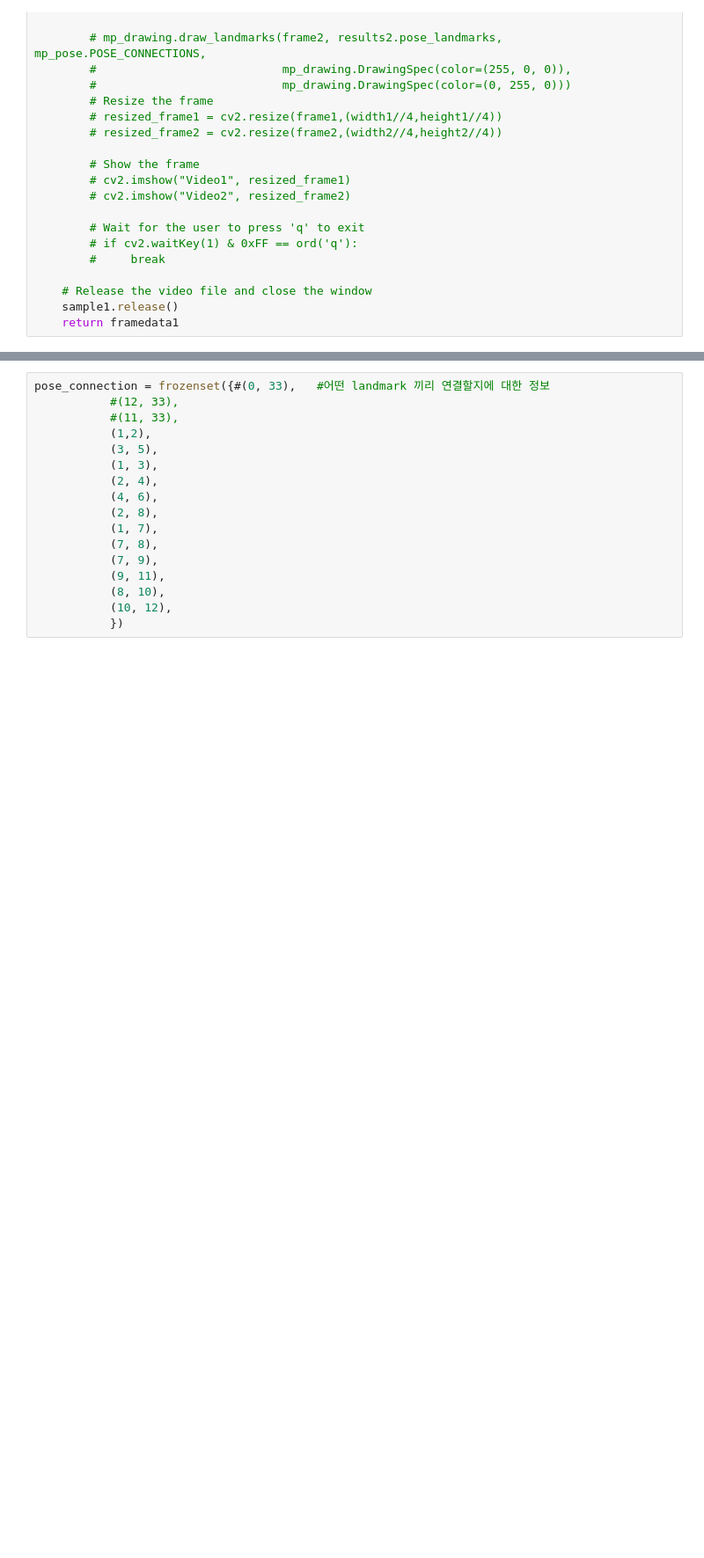
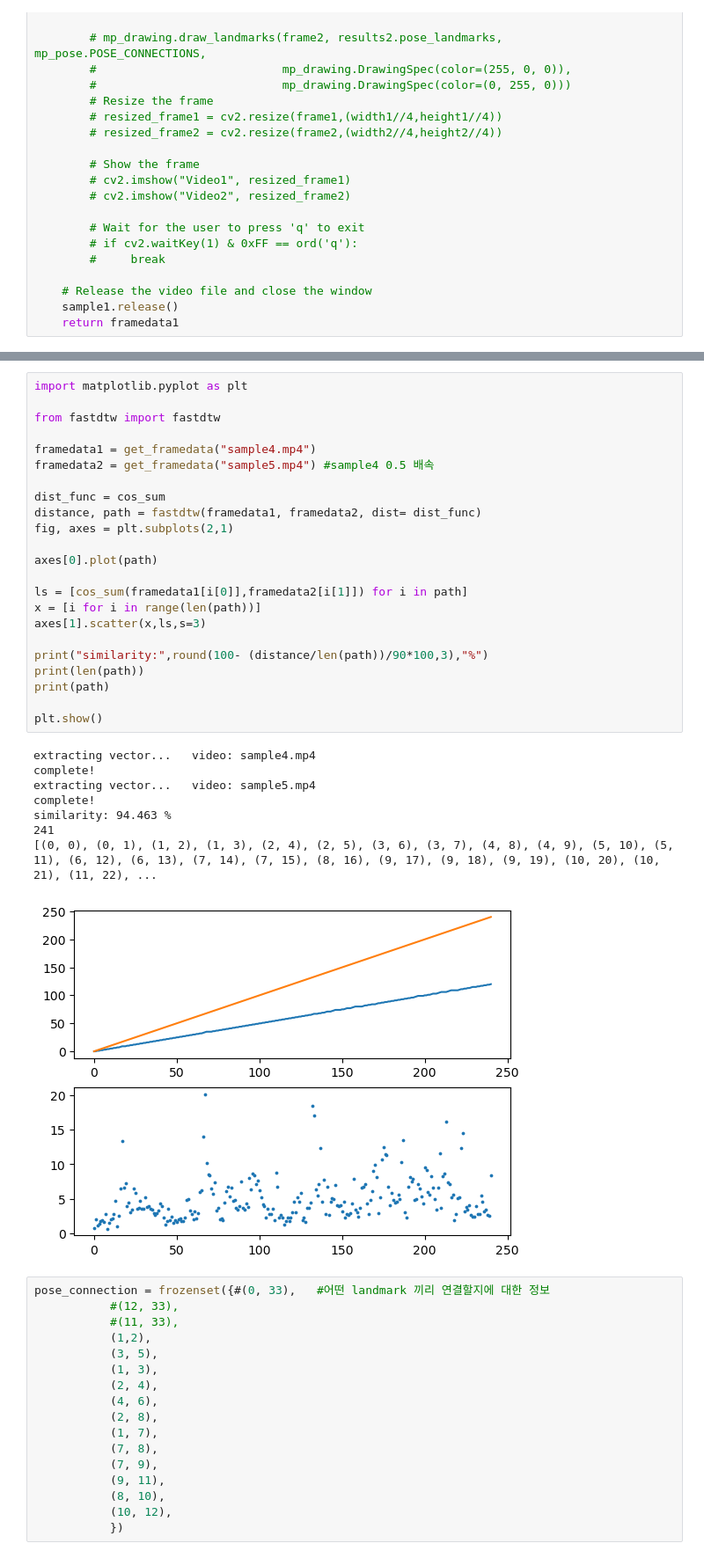
Before and after one commit to silca3553/Motion_Similarity, a Jupyter notebook: pose_similarity.ipynb, the cells around one changed output, grey strips where cells are left out. Shown at 88% size. Saved outputs shown, nothing was run; the diff lists cells and outputs as text; blank space fills up the shorter version.

```diff
--- a/pose_similarity.ipynb
+++ b/pose_similarity.ipynb
@@ -147,3 +249,35 @@ similarity: 56.859 %
+# %%
+import matplotlib.pyplot as plt
+
+from fastdtw import fastdtw
+
+framedata1 = get_framedata("sample4.mp4")
+framedata2 = get_framedata("sample5.mp4") #sample4 0.5 배속
+
+dist_func = cos_sum
+distance, path = fastdtw(framedata1, framedata2, dist= dist_func)
+fig, axes = plt.subplots(2,1)
+
+axes[0].plot(path)
+
+ls = [cos_sum(framedata1[i[0]],framedata2[i[1]]) for i in path]
+x = [i for i in range(len(path))]
+axes[1].scatter(x,ls,s=3)
+
+print("similarity:",round(100- (distance/len(path))/90*100,3),"%")
+print(len(path))
+print(path)
+
+plt.show()
+# %% [output]
+extracting vector...   video: sample4.mp4
+complete!
+extracting vector...   video: sample5.mp4
+complete!
+similarity: 94.463 %
+241
+[(0, 0), (0, 1), (1, 2), (1, 3), (2, 4), (2, 5), (3, 6), (3, 7), (4, 8), (4, 9), (5, 10), (5, 11), (6, 12), (6, 13), (7, 14), (7, 15), (8, 16), (9, 17), (9, 18), (9, 19), (10, 20), (10, 21), (11, 22), ...
+[figure, added]
 # %%
 pose_connection = frozenset({#(0, 33),   #어떤 landmark 끼리 연결할지에 대한 정보
            #(12, 33),
```
Also changed, not shown: parts of 9 cells of this notebook, 3 other files.
